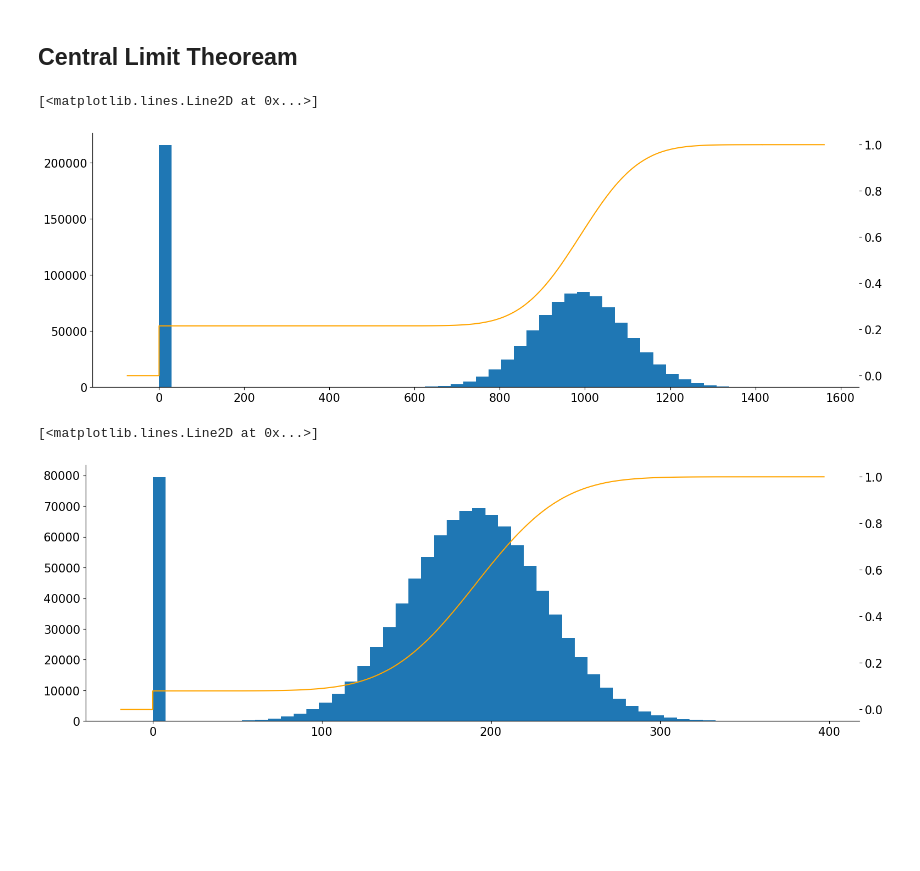
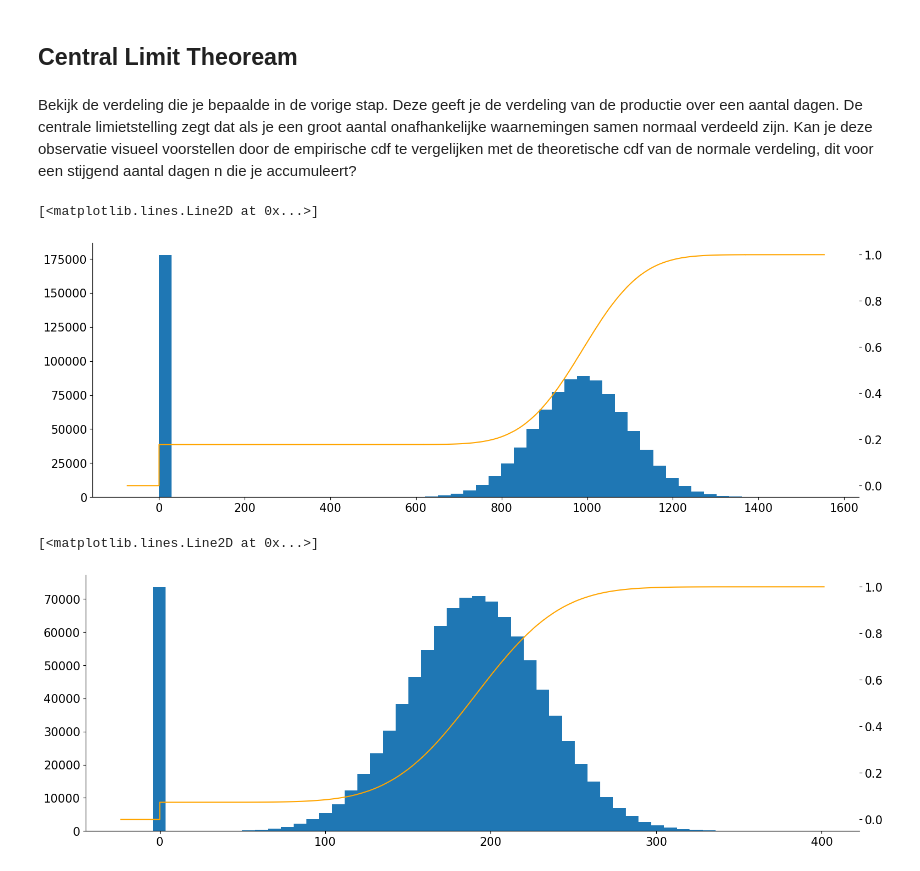
Before and after one commit to Frederic-P/evaluatie-statiestiek, a Jupyter notebook: notebooks/notebook.ipynb, the cells around one changed output. Saved outputs shown, nothing was run; the diff lists cells and outputs as text; code cells hidden in the pictures; blank space fills up the shorter version.

Commit message:
Bug patch and s7
Started on Step 7 and patched bug in calculating the total-failure days

```diff
--- a/notebooks/notebook.ipynb
+++ b/notebooks/notebook.ipynb
@@ -25,6 +25,7 @@ from utils.production import *
 initialize_custom_style()
 # %%
 ##configurable stuff: read the file, asign it to variables:
+binamount = 50
 root_dir = config.get_root_dir()
 config_dict = config.readconfig(os.path.join(root_dir, 'config/config_production.json'))
 data_dir = os.path.join(root_dir, config_dict['data_dir'])
@@ -80,3 +89,8 @@ preflightchecks(production_data_no_maintenance)
 | 7 | production | int32 | 0 | 580 | False | 1193.0 | 0.0 | 1193.0 | 497.173523 | ... |
 | 8 | sourcefile | object | 0 | 1830 | False | NaN | NaN | NaN | NaN | ... |
 | 9 | facility | object | 0 | 2 | False | NaN | NaN | NaN | NaN | ... |
+# %%
+
+print(master_production_data)
+for facility, group in production_data_no_maintenance.groupby('facility'):
+    print(group.production.max(), group.production.min(), group.production.mean())
@@ -84,8 +104,9 @@ preflightchecks(production_data_no_maintenance)
 #what's the chance of NO PRODUCITON per facility IGNORING maintenance:
 no_production_chance = {}
 for facility, group in production_data_no_maintenance.groupby('facility'):
-    no_production_chance[facility] = group.query('production == 0').shape[0]/group.query('production > 0').shape[0]
+    ##you need to extract the ratio of days with UNPLANNED zero production over the total days of planned production
+    no_production_chance[facility] = group.query('production == 0').shape[0]/group.shape[0]
     #to have an idea of what we should be targetting in our data:
-    group.production.hist(bins= 50)
+    group.production.hist(bins = binamount, grid = False)
     plt.show()
 # %% [output]
@@ -119,7 +124,7 @@ for facility, group in production_days.groupby('facility'):
 def simulate(facilitycode, n_days):
     production = []
     delta = 10 ** -6
-    for day in range(n_days):
+    for _ in range(n_days):
         #get the chance of total failure at facility:
         catastrophe = no_production_chance[facilitycode]
         chance_of_catastrophe = np.random.rand()
@@ -132,6 +137,27 @@ def simulate(facilitycode, n_days):
             production.append(result_of_scipy)
     return production
 
+def merged_production(*all_production_lists):
+    """Takes as argument a single list of multiple sublists. Each sublist
+    is the projected production for a single factory. The function returns
+    the expected production across all locations."""
+    max_length = max(map(len, all_production_lists))
+    sum_over_list = [sum(prod) for prod in zip(*[lst + [0]*(max_length - len(lst)) for lst in all_production_lists])]
+    return sum_over_list
 
-brures = simulate('BRU', 100000)
-stores = simulate('STO', 100000)
+def get_prod_estimate_per_facility(ndays, reduced = True):
+    """required ndays argument = int: how many days do you want
+    to include in the projection.
+    reduced = optional bool = (default = true): Set to false to
+    return a dict with precise production per facility. If reduece
+    is true, it will return a list without keys to indicate each
+    location's output.
+    """
+    facilities_production = {}
+    for location in master_production_data.keys():
+        loc = location.split(' ')[0]
+        facilities_production[loc] = simulate(loc, ndays)
+    if reduced:
+        return list(facilities_production.values())
+    else:
+        return facilities_production
@@ -193,3 +229,8 @@ ValueError: x and y must have same first dimension, but have shapes (50,) and (1
 # %% [markdown]
 ## Central Limit Theoream
+# %% [markdown]
+Bekijk de verdeling die je bepaalde in de vorige stap. Deze geeft je de verdeling van de productie over een
+aantal dagen. De centrale limietstelling zegt dat als je een groot aantal onafhankelijke waarnemingen samen
+normaal verdeeld zijn. Kan je deze observatie visueel voorstellen door de empirische cdf te vergelijken met de
+theoretische cdf van de normale verdeling, dit voor een stijgend aantal dagen n die je accumuleert?
 # %%
@@ -198,19 +240,19 @@ stores_large = simulate('STO', 1000000)
 # %%
 fig, ax1 = plt.subplots()
 
 ax2 = ax1.twinx()
 ax1.hist(
     brures_large,
-    bins=50
+    bins = binamount
     )
 
 ecdf(brures_large).cdf.plot(ax2, color='orange')
 
 # pd.Series(brures_large).plot.hist(bins =50)
 # brures_large_ecdf =
 # %% [output]
 [<matplotlib.lines.Line2D at 0x...>]
-[figure, old version]
+[figure, new version]
 # %%
 fig, ax1 = plt.subplots()
 
@@ -223,4 +265,4 @@ ax1.hist(
 ecdf(stores_large).cdf.plot(ax2, color='orange')
 # %% [output]
 [<matplotlib.lines.Line2D at 0x...>]
-[figure, old version]
+[figure, new version]
```
Also changed, not shown: parts of 18 cells of this notebook.
